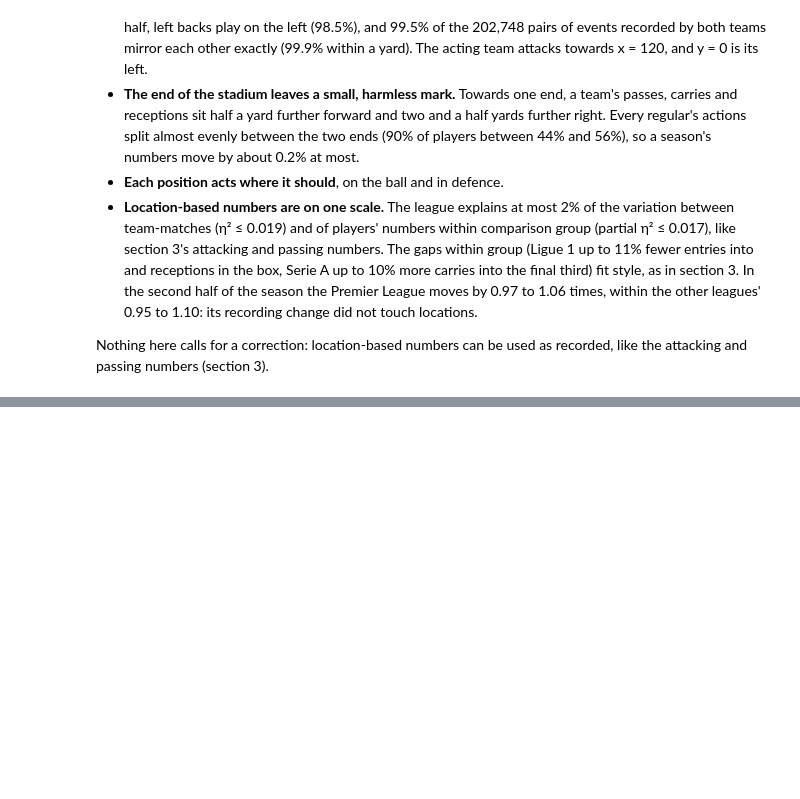
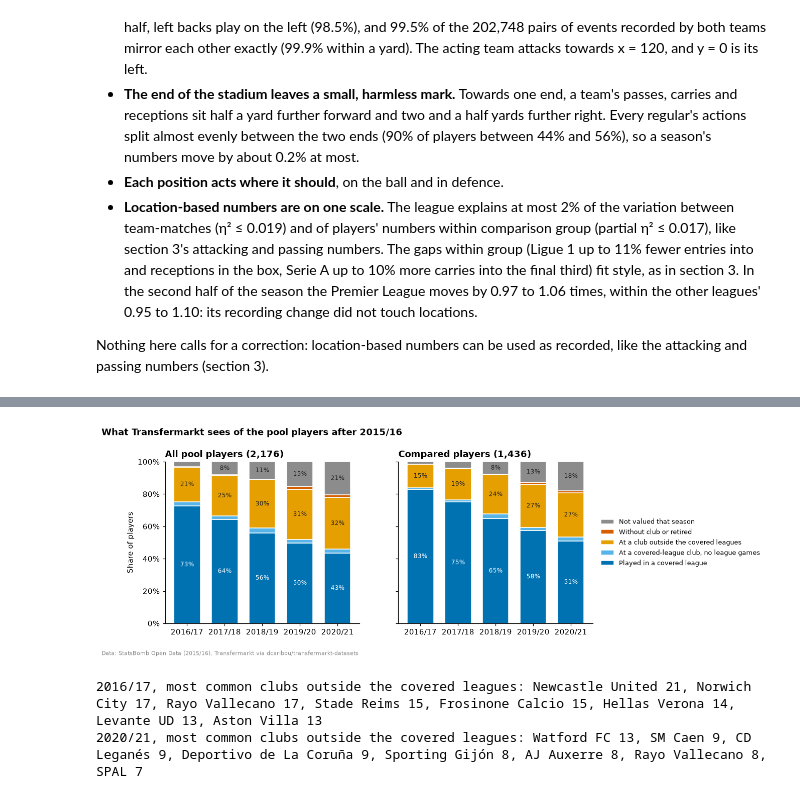
Before and after one commit to Fabiohhp/football-scouting, a Jupyter notebook: notebooks/01_data_exploration.ipynb, the cells around one changed output, grey strips where cells are left out. Cells and saved outputs as stored; diff of their text form; code cells hidden in the pictures; blank space fills up the shorter version.

```diff
--- a/notebooks/01_data_exploration.ipynb
+++ b/notebooks/01_data_exploration.ipynb
@@ -2536,0 +3099,54 @@ attacking and passing numbers (section 3).
+# %%
+sizes = {
+    "All pool players": later.sb_player_id.nunique(),
+    "Compared players": later[later.compared].sb_player_id.nunique(),
+}
+fig, axes = plt.subplots(1, 2, figsize=(10, 3.8), sharey=True)
+for ax, (who, table) in zip(axes, status_table.groupby(level=0), strict=True):
+    table = table.droplevel(0) / 100
+    bottom = np.zeros(table.shape[1])
+    for status, colour in STATUSES.items():
+        ax.bar(
+            table.columns, table.loc[status], bottom=bottom, color=colour, width=0.7,
+            edgecolor="white", linewidth=1, label=status,
+        )  # fmt: skip
+        for i, (b, h) in enumerate(zip(bottom, table.loc[status], strict=True)):
+            if h >= 0.07:
+                text_colour = "white" if colour == OKABE_ITO[0] else "#222222"
+                ax.text(
+                    i,
+                    b + h / 2,
+                    f"{h:.0%}",
+                    ha="center",
+                    va="center",
+                    fontsize=8,
+                    color=text_colour,
+                )
+        bottom += table.loc[status].to_numpy()
+    ax.set_title(f"{who} ({sizes[who]:,})")
+    ax.set_ylim(0, 1)
+    ax.yaxis.set_major_formatter(PercentFormatter(1))
+    ax.grid(False)
+axes[0].set_ylabel("Share of players")
+axes[1].legend(
+    *[list(reversed(x)) for x in axes[1].get_legend_handles_labels()],
+    loc="center left", bbox_to_anchor=(1.01, 0.5), fontsize=8.5,
+)  # fmt: skip
+fig.suptitle(
+    "What Transfermarkt sees of the pool players after 2015/16",
+    x=0.01, y=1.04, ha="left", fontweight="bold",
+)  # fmt: skip
+credit(fig)
+plt.show()
+
+outside = later[later.status == list(STATUSES)[2]]
+for season in ["2016/17", "2020/21"]:
+    top = outside[outside.season == season].club.value_counts().head(8)
+    print(
+        f"{season}, most common clubs outside the covered leagues:",
+        ", ".join(f"{c} {n}" for c, n in top.items()),
+    )
+# %% [output]
+[figure, added]
+2016/17, most common clubs outside the covered leagues: Newcastle United 21, Norwich City 17, Rayo Vallecano 17, Stade Reims 15, Frosinone Calcio 15, Hellas Verona 14, Levante UD 13, Aston Villa 13
+2020/21, most common clubs outside the covered leagues: Watford FC 13, SM Caen 9, CD Leganés 9, Deportivo de La Coruña 9, Sporting Gijón 8, AJ Auxerre 8, Rayo Vallecano 8, SPAL 7
```
Also changed, not shown: parts of 17 cells of this notebook, 9 other files.
